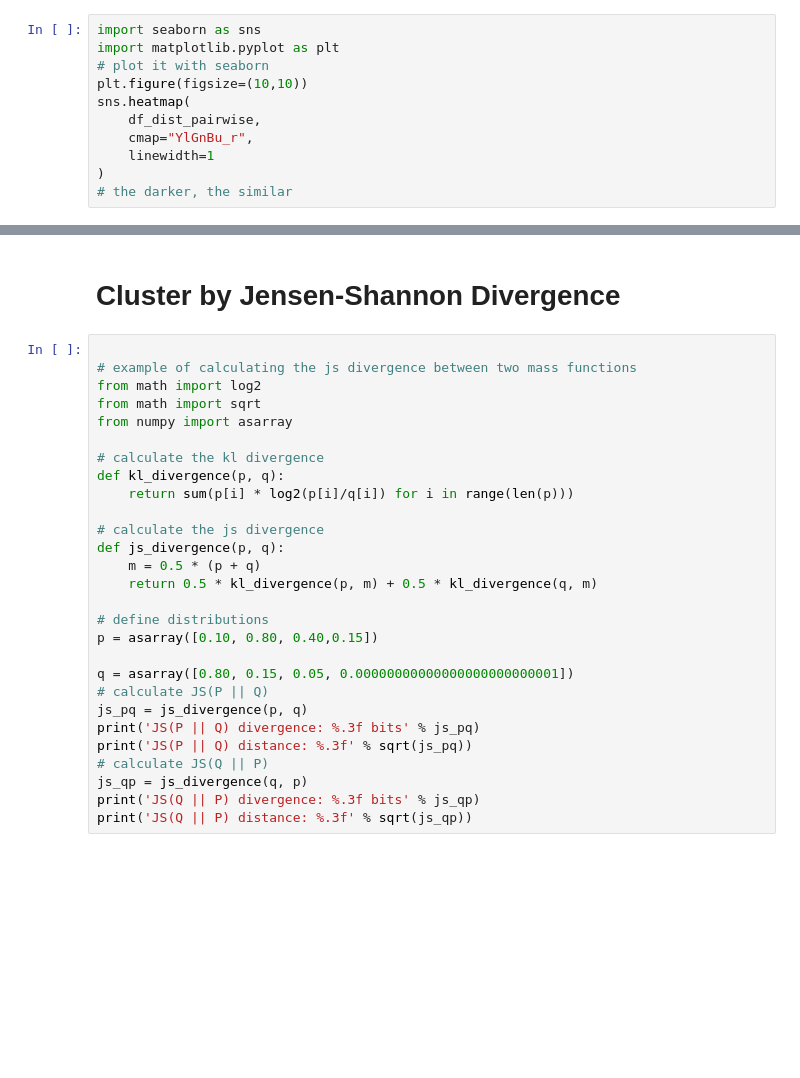
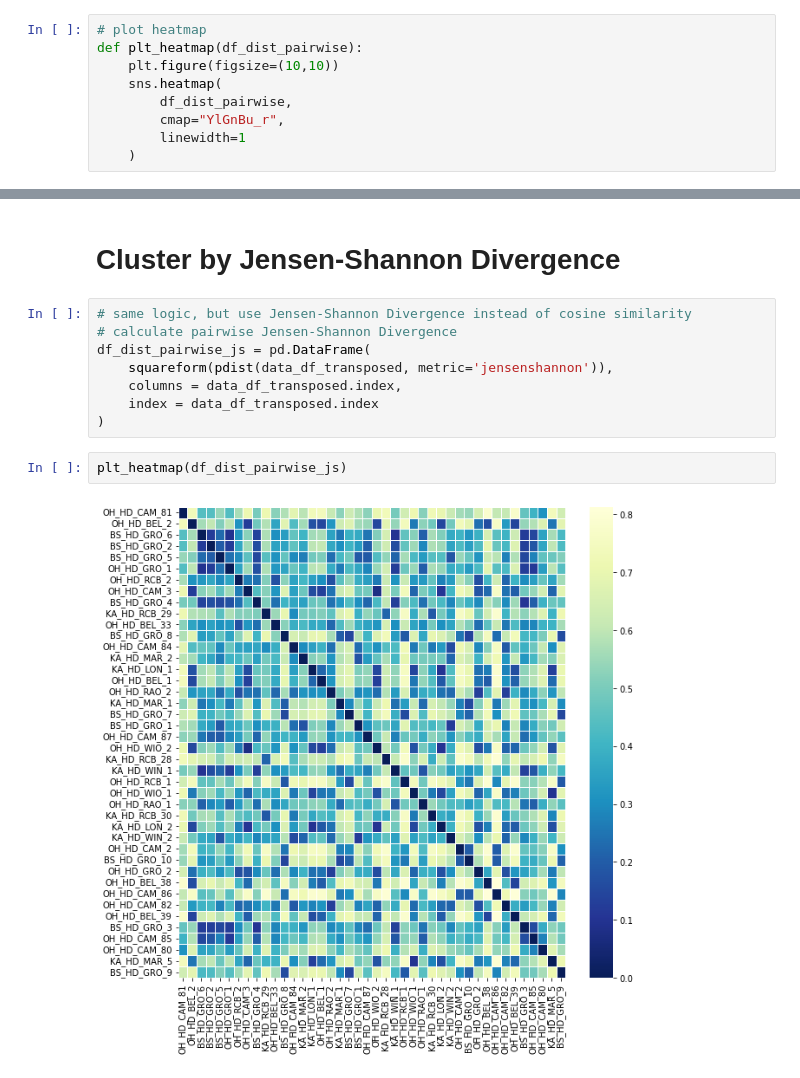
Before and after one commit to bravoila/shoaling, a Jupyter notebook: sholaing.ipynb, the cells around one changed output, grey strips where cells are left out. Saved outputs shown, nothing was run; the diff lists cells and outputs as text; blank space fills up the shorter version.

```diff
--- a/sholaing.ipynb
+++ b/sholaing.ipynb
@@ -136,13 +139,11 @@ df_dist_pairwise.head()
 | BS_HD_GRO_5 | 0.634379 | 0.523294 | 0.104441 | 0.087365 | 0.000000 | 0.105557 | 0.334466 | ... |
 5 rows × 42 columns
 # %%
-import seaborn as sns
-import matplotlib.pyplot as plt
-# plot it with seaborn
-plt.figure(figsize=(10,10))
-sns.heatmap(
-    df_dist_pairwise,
-    cmap="YlGnBu_r",
-    linewidth=1
-)
-# the darker, the similar
+# plot heatmap
+def plt_heatmap(df_dist_pairwise):
+    plt.figure(figsize=(10,10))
+    sns.heatmap(
+        df_dist_pairwise,
+        cmap="YlGnBu_r",
+        linewidth=1
+    )
@@ -238,30 +238,14 @@ df_final
 # %% [markdown]
 # Cluster by Jensen-Shannon Divergence
-# %%
-
-# example of calculating the js divergence between two mass functions
-from math import log2
-from math import sqrt
-from numpy import asarray
-
-# calculate the kl divergence
-def kl_divergence(p, q):
-	return sum(p[i] * log2(p[i]/q[i]) for i in range(len(p)))
-
-# calculate the js divergence
-def js_divergence(p, q):
-	m = 0.5 * (p + q)
-	return 0.5 * kl_divergence(p, m) + 0.5 * kl_divergence(q, m)
-
-# define distributions
-p = asarray([0.10, 0.80, 0.40,0.15])
-
-q = asarray([0.80, 0.15, 0.05, 0.00000000000000000000000001])
-# calculate JS(P || Q)
-js_pq = js_divergence(p, q)
-print('JS(P || Q) divergence: %.3f bits' % js_pq)
-print('JS(P || Q) distance: %.3f' % sqrt(js_pq))
-# calculate JS(Q || P)
-js_qp = js_divergence(q, p)
-print('JS(Q || P) divergence: %.3f bits' % js_qp)
-print('JS(Q || P) distance: %.3f' % sqrt(js_qp))
+# %%
+# same logic, but use Jensen-Shannon Divergence instead of cosine similarity
+# calculate pairwise Jensen-Shannon Divergence
+df_dist_pairwise_js = pd.DataFrame(
+    squareform(pdist(data_df_transposed, metric='jensenshannon')),
+    columns = data_df_transposed.index,
+    index = data_df_transposed.index
+)
+# %%
+plt_heatmap(df_dist_pairwise_js)
+# %% [output]
+[figure, added]
```
Also changed, not shown: parts of 29 cells of this notebook, 5 other files.
